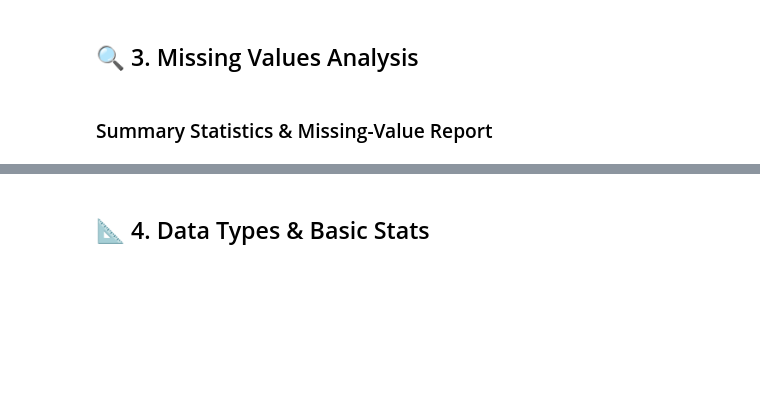
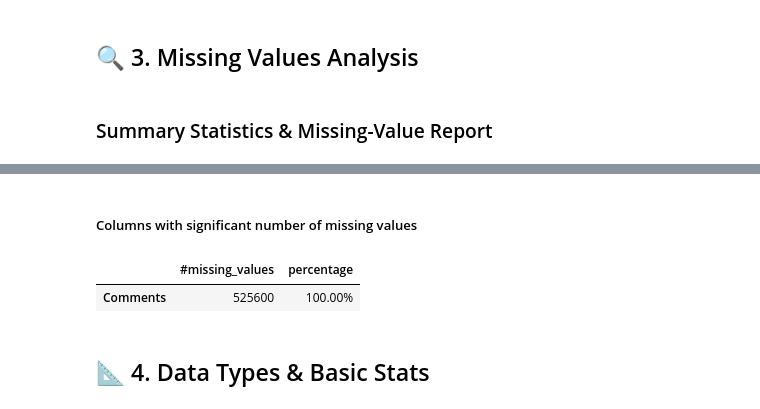
Before and after one commit to Teshager21/solar-challenge-week1, a Jupyter notebook: notebooks/benin_eda.ipynb, the cells around one changed output, grey strips where cells are left out. Saved outputs shown, nothing was run; the diff lists cells and outputs as text; code cells hidden in the pictures; blank space fills up the shorter version.

Commit message:
feat: identify columns with more than 5% null values

```diff
--- a/notebooks/benin_eda.ipynb
+++ b/notebooks/benin_eda.ipynb
@@ -80,3 +104,11 @@ df.isna().sum()
+# %% [markdown]
+##### Columns with significant number of missing values
+# %%
+#column with >5% nulls
+columns_with_significant_missing_values(df, threshold=5)
+# %% [output]
+|  | #missing_values | percentage |
+| Comments | 525600 | 100.00% |
 # %% [markdown]
 ## 📐 4. Data Types & Basic Stats
 # %% [markdown]
```
Also changed, not shown: parts of 2 cells of this notebook.
